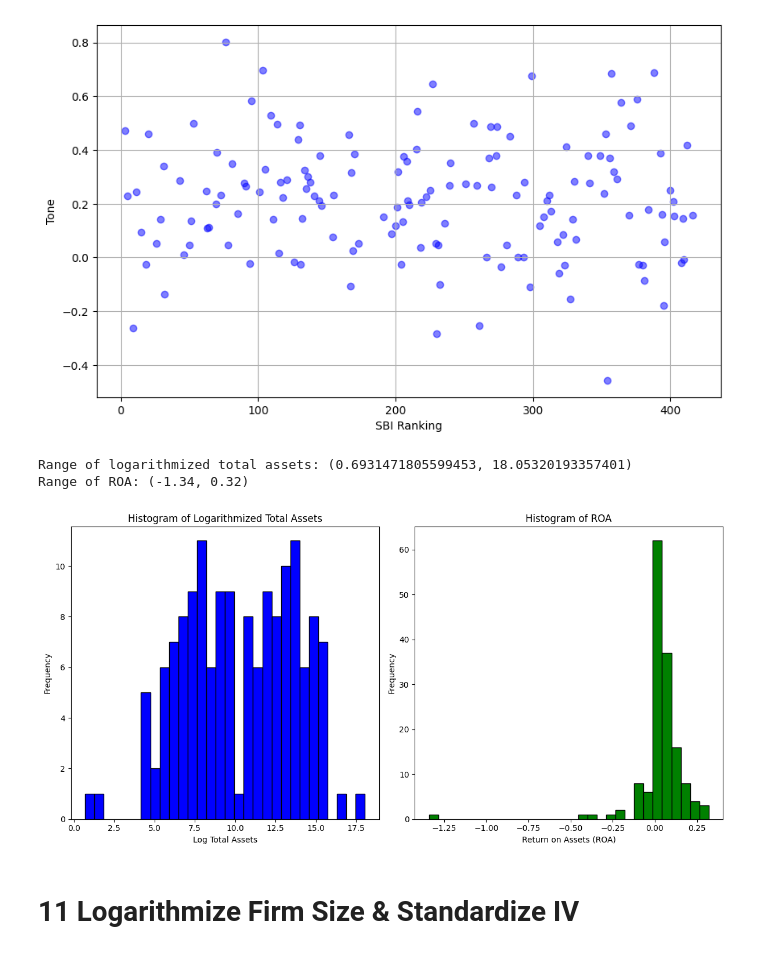
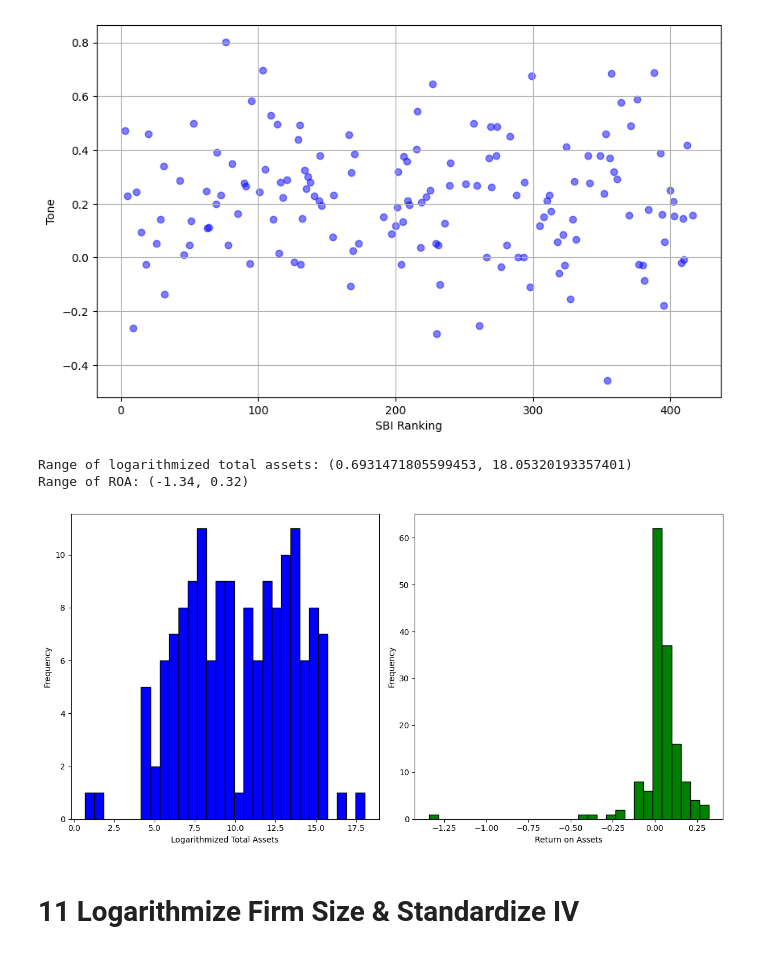
Before and after one commit to AxelWio/sustainability_analysis, a Jupyter notebook: Reportanalysis.ipynb, the cells around one changed output. Drawn from its saved outputs; the diff is of its cells as text; code cells hidden in the pictures.

Commit message:
Edits histograms

```diff
--- a/Reportanalysis.ipynb
+++ b/Reportanalysis.ipynb
@@ -540,38 +540,36 @@ df = pd.read_csv('report_table_final.csv')
 df['roa'] = df['roa'].map(lambda r: float(r.replace(',', '.')))
 
 # Apply natural logarithm to 'total_assets' and store it in a new column
 df['log_total_assets'] = np.log(df['total_assets'])
 
 # Plot the histogram for logarithmized 'total_assets'
 plt.figure(figsize=(12, 6))
 plt.subplot(1, 2, 1)  # First subplot
 plt.hist(df['log_total_assets'], bins=30, color='blue', edgecolor='black')
-plt.xlabel('Log Total Assets')
+plt.xlabel('Logarithmized Total Assets')
 plt.ylabel('Frequency')
-plt.title('Histogram of Logarithmized Total Assets')
 
 # Display the range of logarithmized 'total_assets'
 log_total_assets_range = (df['log_total_assets'].min(), df['log_total_assets'].max())
 print(f"Range of logarithmized total assets: {log_total_assets_range}")
 
 # Plot the histogram for 'roa'
 plt.subplot(1, 2, 2)  # Second subplot
 plt.hist(df['roa'], bins=30, color='green', edgecolor='black')
-plt.xlabel('Return on Assets (ROA)')
+plt.xlabel('Return on Assets')
 plt.ylabel('Frequency')
-plt.title('Histogram of ROA')
 
 # Display the range of 'roa'
 roa_range = (df['roa'].min(), df['roa'].max())
 print(f"Range of ROA: {roa_range}")
 
 # Display the histograms
 plt.tight_layout()
 plt.show()
 # %% [output]
 Range of logarithmized total assets: (0.6931471805599453, 18.05320193357401)
 Range of ROA: (-1.34, 0.32)
-[figure, old version]
+[figure, new version]
 # %% [markdown]
 # 11 Logarithmize Firm Size & Standardize IV
 # %%
```
Also changed, not shown: parts of 1 cell of this notebook.
